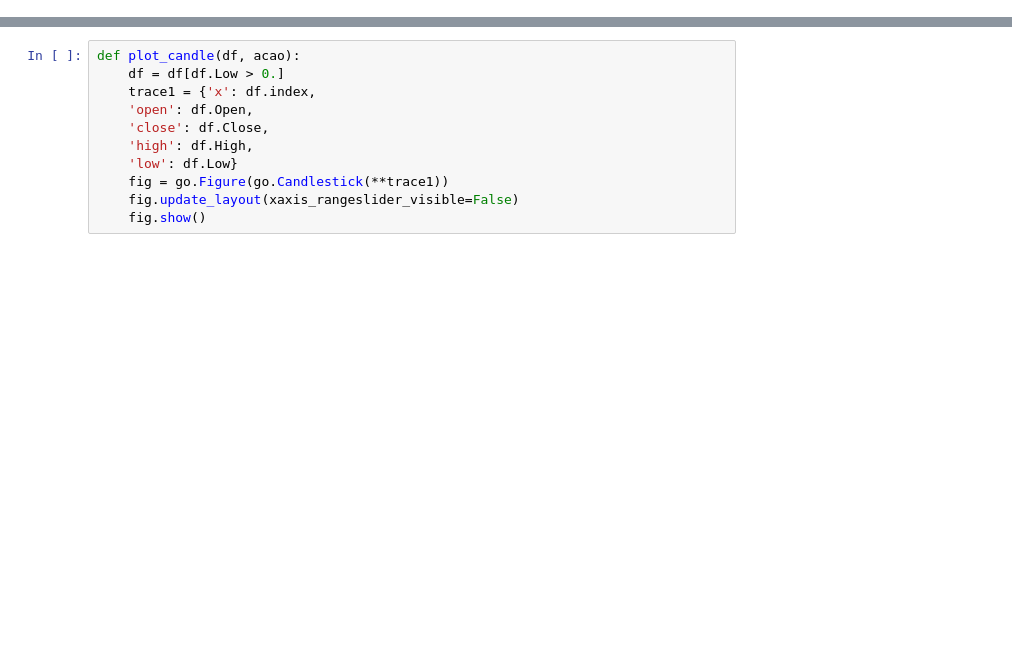
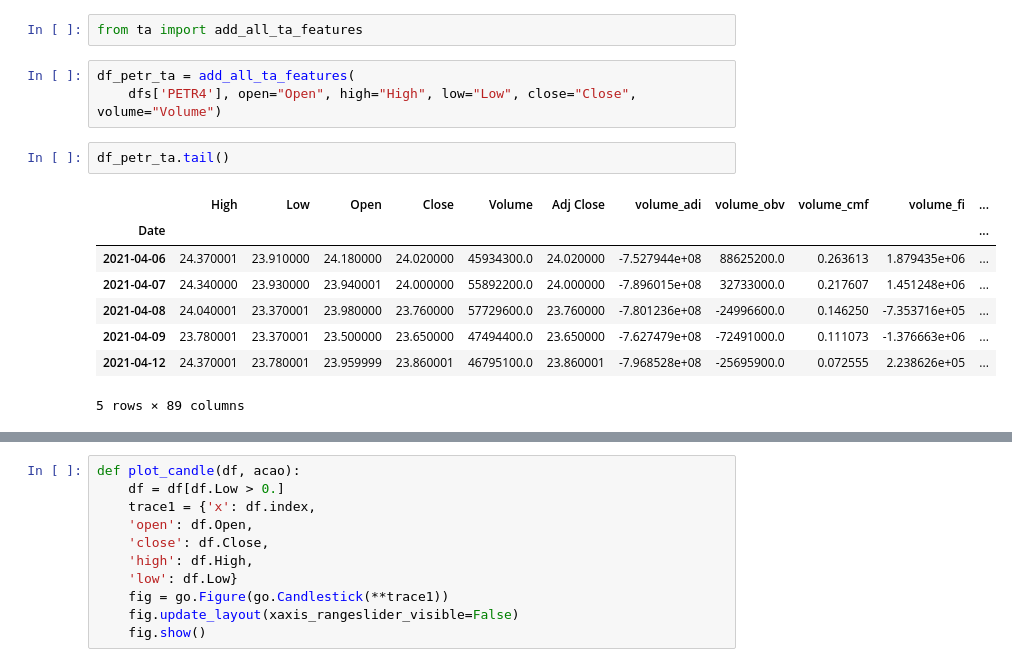
Before and after one commit to IvanBrasilico/simulador_trade, a Jupyter notebook: notebooks/Simulacoes1.ipynb, the cells around one changed output, grey strips where cells are left out. Drawn from its saved outputs; the diff is of its cells as text; blank space fills up the shorter version.

```diff
--- a/notebooks/Simulacoes1.ipynb
+++ b/notebooks/Simulacoes1.ipynb
@@ -22 +29,17 @@ for acao in ['CXRI11', 'HCTR11', 'MGFF11', 'BPFF11', 'CPLE6', 'PETR4', 'RBRY11']
+# %%
+from ta import add_all_ta_features
+# %%
+df_petr_ta = add_all_ta_features(
+    dfs['PETR4'], open="Open", high="High", low="Low", close="Close", volume="Volume")
+# %%
+df_petr_ta.tail()
+# %% [output]
+|  | High | Low | Open | Close | Volume | Adj Close | volume_adi | volume_obv | volume_cmf | volume_fi | ... |
+| Date |  |  |  |  |  |  |  |  |  |  | ... |
+| 2021-04-06 | 24.370001 | 23.910000 | 24.180000 | 24.020000 | 45934300.0 | 24.020000 | -7.527944e+08 | 88625200.0 | 0.263613 | 1.879435e+06 | ... |
+| 2021-04-07 | 24.340000 | 23.930000 | 23.940001 | 24.000000 | 55892200.0 | 24.000000 | -7.896015e+08 | 32733000.0 | 0.217607 | 1.451248e+06 | ... |
+| 2021-04-08 | 24.040001 | 23.370001 | 23.980000 | 23.760000 | 57729600.0 | 23.760000 | -7.801236e+08 | -24996600.0 | 0.146250 | -7.353716e+05 | ... |
+| 2021-04-09 | 23.780001 | 23.370001 | 23.500000 | 23.650000 | 47494400.0 | 23.650000 | -7.627479e+08 | -72491000.0 | 0.111073 | -1.376663e+06 | ... |
+| 2021-04-12 | 24.370001 | 23.780001 | 23.959999 | 23.860001 | 46795100.0 | 23.860001 | -7.968528e+08 | -25695900.0 | 0.072555 | 2.238626e+05 | ... |
+5 rows × 89 columns
 # %%
```
Also changed, not shown: parts of 6 cells of this notebook, 1 other file.
